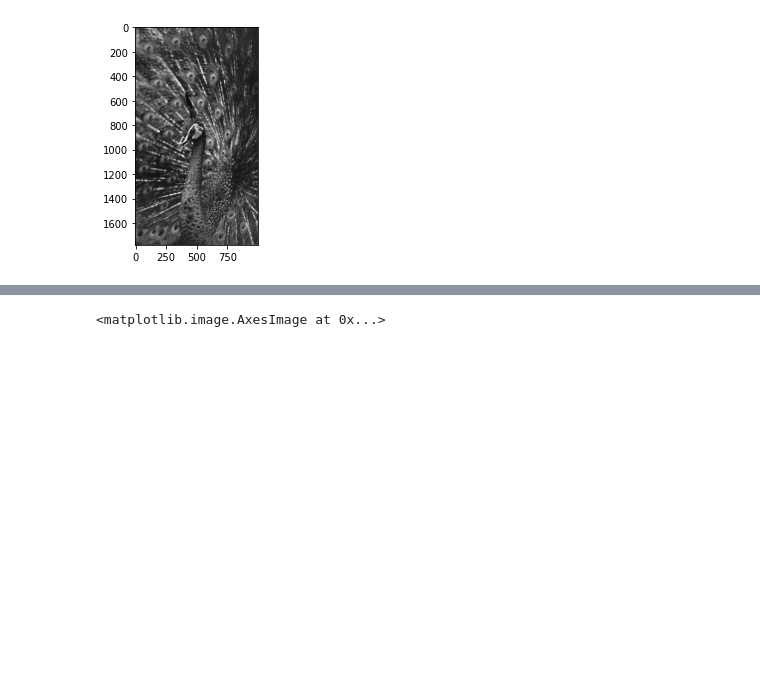
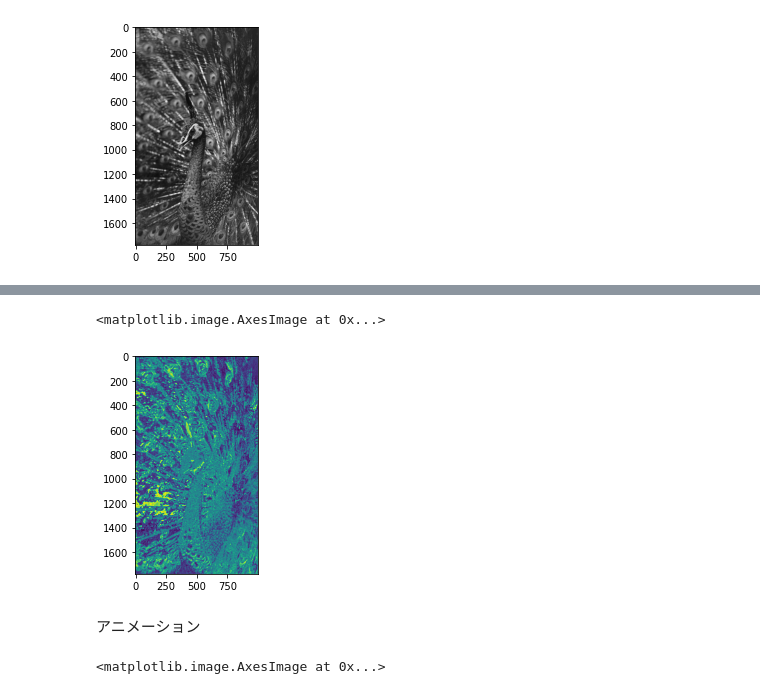
Before and after one commit to haruka20010217/class, a Jupyter notebook: Seminar_Presentation.ipynb, the cells around one changed output, grey strips where cells are left out. Drawn from its saved outputs; the diff is of its cells as text; code cells hidden in the pictures; blank space fills up the shorter version.

```diff
--- a/Seminar_Presentation.ipynb
+++ b/Seminar_Presentation.ipynb
@@ -36,2 +58,11 @@ plt.imshow(gray_Peacock,cmap='gray')
+# %%
+# h>173の画素のhを-90
+Peacock[:, :, 0] = np.where(Peacock[:, :, 0]>173,Peacock[:, :, 0]-90,Peacock[:, :, 0])
+plt.imshow(Peacock[:, :, 0])
+# %% [output]
+<matplotlib.image.AxesImage at 0x...>
+[figure, added]
+# %% [markdown]
+アニメーション
 # %%
 # 画像の読み込み
```
Also changed, not shown: parts of 11 cells of this notebook.
